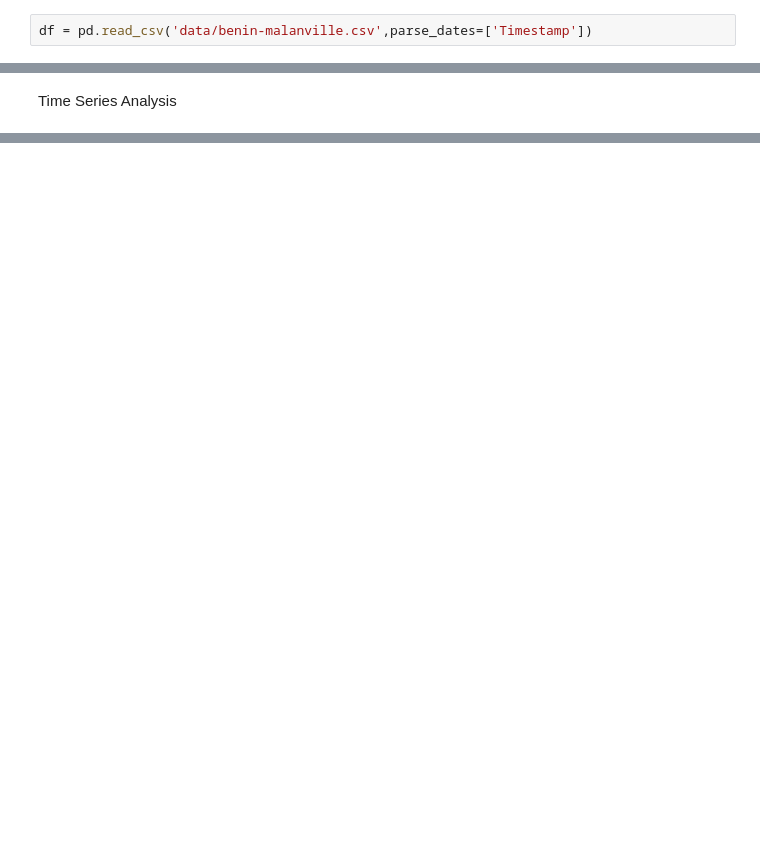
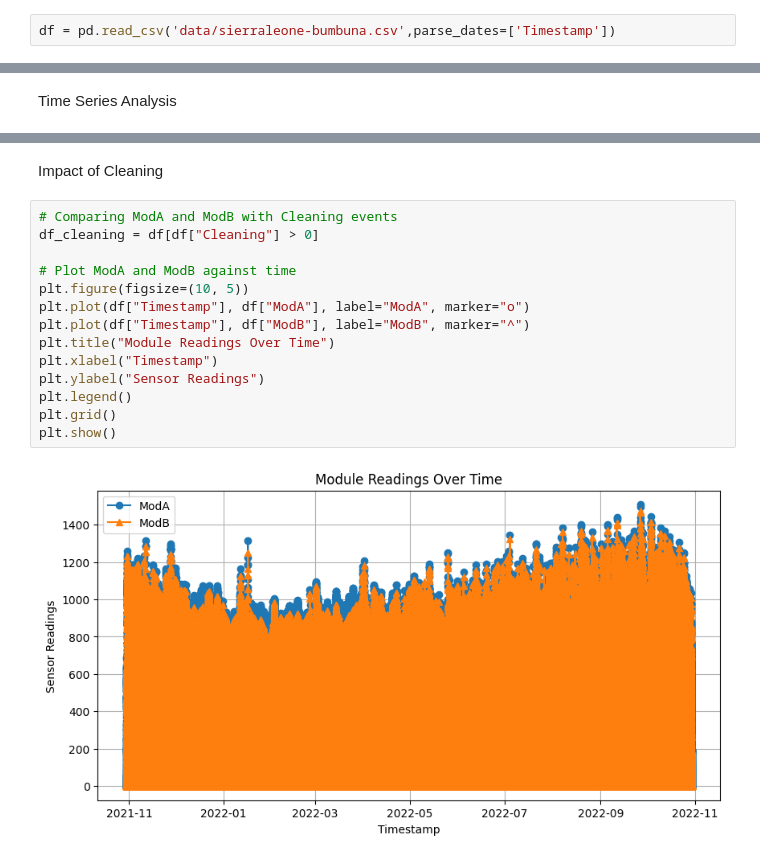
Before and after one commit to Yayerad/MoonLight-Energy-Solutions-W0, a Jupyter notebook: notebooks/sierraleoneEDA.ipynb, the cells around one changed output, grey strips where cells are left out. Drawn from its saved outputs; the diff is of its cells as text; blank space fills up the shorter version.

```diff
--- a/notebooks/sierraleoneEDA.ipynb
+++ b/notebooks/sierraleoneEDA.ipynb
@@ -3,7 +3,7 @@ import pandas as pd
 import seaborn as sns
 import matplotlib.pyplot as plt
 # %%
-df = pd.read_csv('data/benin-malanville.csv',parse_dates=['Timestamp'])
+df = pd.read_csv('data/sierraleone-bumbuna.csv',parse_dates=['Timestamp'])
 # %% [markdown]
 Summary Statistics
 # %%
@@ -87,0 +90,18 @@ plt.show()
+# %% [markdown]
+Impact of Cleaning
+# %%
+# Comparing ModA and ModB with Cleaning events
+df_cleaning = df[df["Cleaning"] > 0]
+
+# Plot ModA and ModB against time
+plt.figure(figsize=(10, 5))
+plt.plot(df["Timestamp"], df["ModA"], label="ModA", marker="o")
+plt.plot(df["Timestamp"], df["ModB"], label="ModB", marker="^")
+plt.title("Module Readings Over Time")
+plt.xlabel("Timestamp")
+plt.ylabel("Sensor Readings")
+plt.legend()
+plt.grid()
+plt.show()
+# %% [output]
+[figure, added]
```
Also changed, not shown: parts of 13 cells of this notebook, 1 other file.
